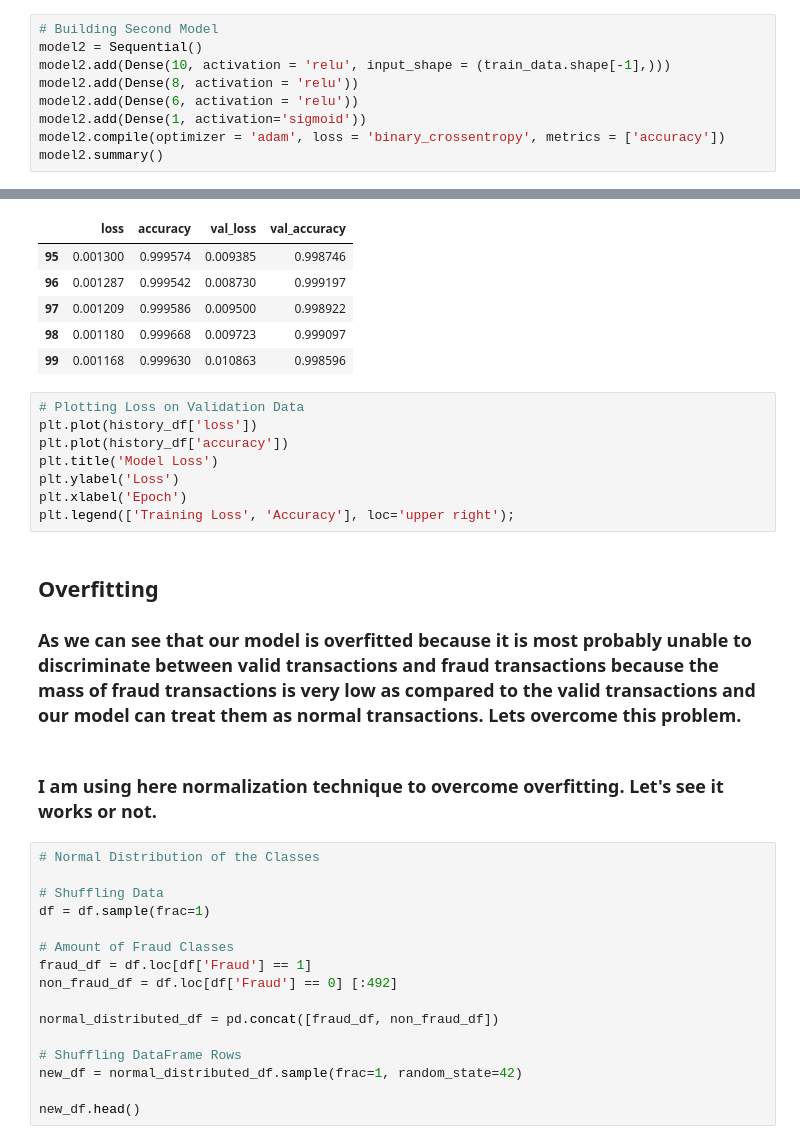
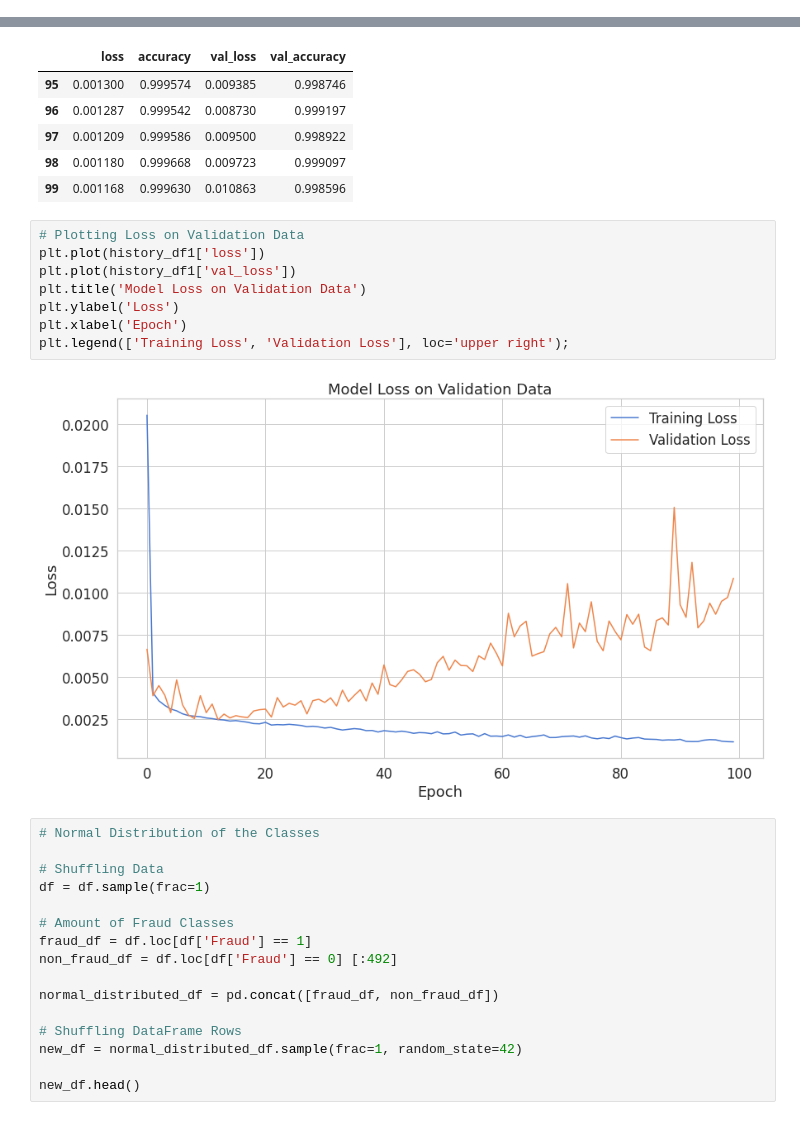
Before and after one commit to SyedHuzaifa007/Credit-Card-Fraud-Detection-Deep-Learning-Model, a Jupyter notebook: Credit_Card_Fraud_Detection_assignment.ipynb, the cells around one changed output, grey strips where cells are left out. Saved outputs shown, nothing was run; the diff lists cells and outputs as text.

```diff
--- a/Credit_Card_Fraud_Detection_assignment.ipynb
+++ b/Credit_Card_Fraud_Detection_assignment.ipynb
@@ -409,9 +412,0 @@ Test Accuracy: 0.9995318651199341
-# %%
-# Building Second Model
-model2 = Sequential()
-model2.add(Dense(10, activation = 'relu', input_shape = (train_data.shape[-1],)))
-model2.add(Dense(8, activation = 'relu'))
-model2.add(Dense(6, activation = 'relu'))
-model2.add(Dense(1, activation='sigmoid'))
-model2.compile(optimizer = 'adam', loss = 'binary_crossentropy', metrics = ['accuracy'])
-model2.summary()
@@ -470,17 +452,14 @@ history_df1.tail()
 | 99 | 0.001168 | 0.999630 | 0.010863 | 0.998596 |
 # %%
 # Plotting Loss on Validation Data
-plt.plot(history_df['loss'])
-plt.plot(history_df['accuracy'])
-plt.title('Model Loss')
+plt.plot(history_df1['loss'])
+plt.plot(history_df1['val_loss'])
+plt.title('Model Loss on Validation Data')
 plt.ylabel('Loss')
 plt.xlabel('Epoch')
-plt.legend(['Training Loss', 'Accuracy'], loc='upper right');
+plt.legend(['Training Loss', 'Validation Loss'], loc='upper right');
+# %% [output]
+[figure, added]
-# %% [markdown]
-## **Overfitting**
-### As we can see that our model is overfitted because it is most probably unable to discriminate between valid transactions and fraud transactions because the mass of fraud transactions is very low as compared to the valid transactions and our model can treat them as normal transactions. Lets overcome this problem.
-# %% [markdown]
-### I am using here normalization technique to overcome overfitting. Let's see it works or not.
 # %%
 # Normal Distribution of the Classes
 
```
Also changed, not shown: parts of 15 cells of this notebook.
